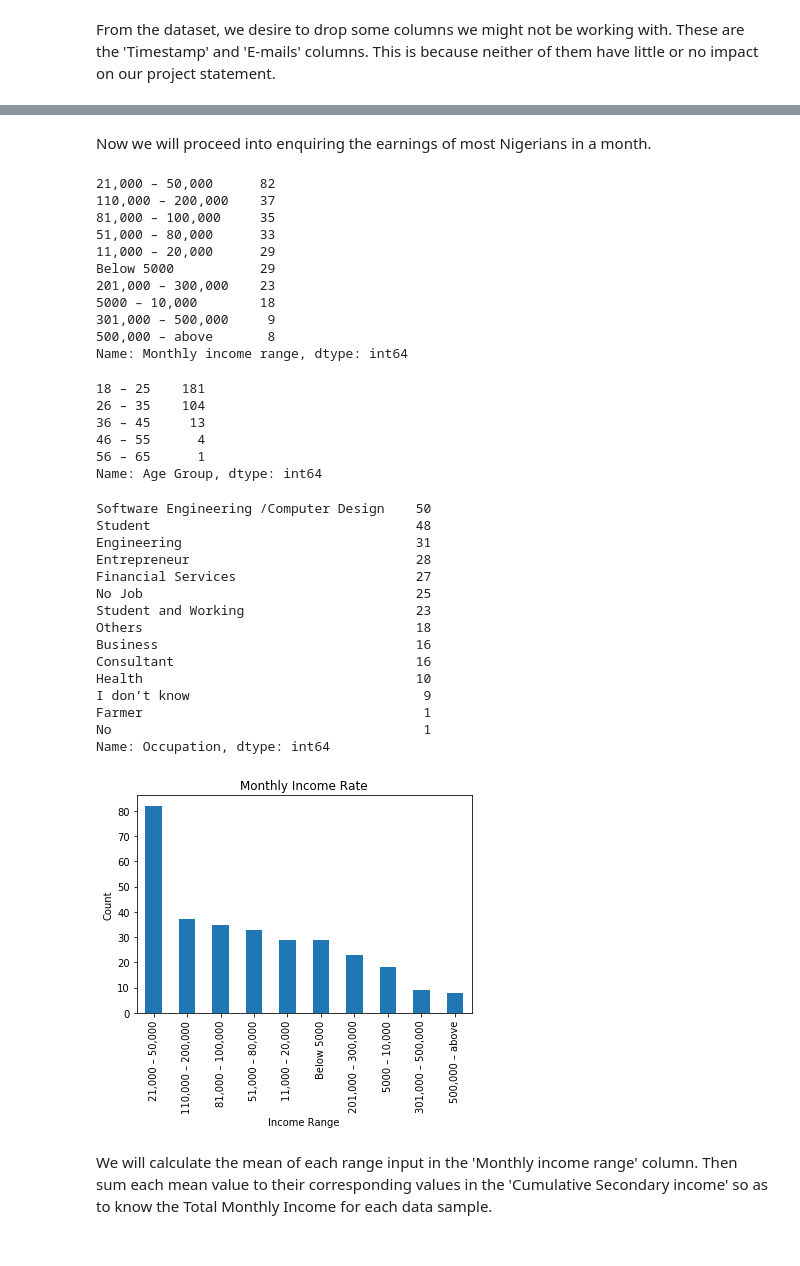
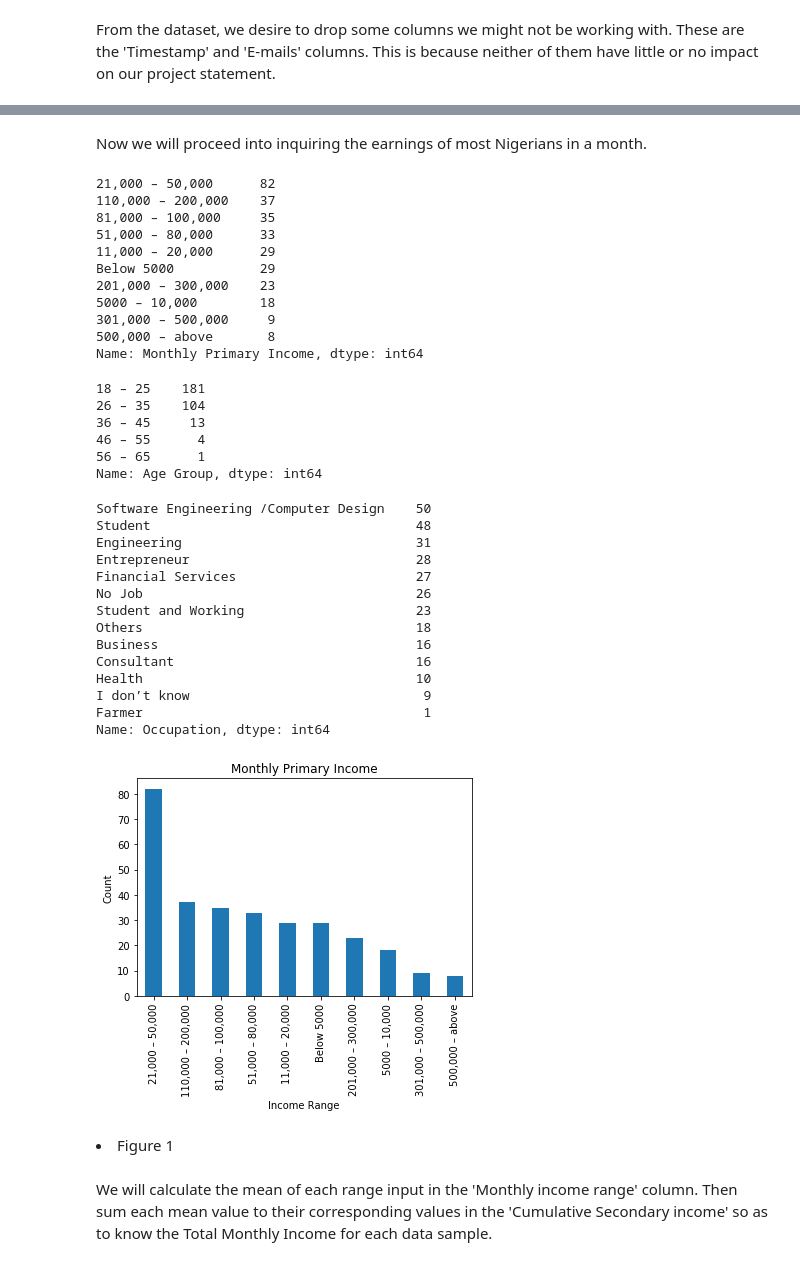
Before and after one commit to sharonibejih/Analysis-on-Nigerians-Demography, a Jupyter notebook: PROJECT .ipynb, the cells around one changed output, grey strips where cells are left out. Saved outputs shown, nothing was run; the diff lists cells and outputs as text; code cells hidden in the pictures.

Commit message:
Add files via upload
This is an updated version of the analysis on Nigerian Demography.

```diff
--- a/PROJECT .ipynb
+++ b/PROJECT .ipynb
@@ -42,7 +42,7 @@ Data.rename(columns = {'Are you a Nigerian?': 'Nigerian Citizen',
                     'What part of your state do you live in?': 'Area of Residence',
                     'Are you Happy with your job?': 'Job Satisfaction',
                     'Is this your primary source of income?': 'Job is primary income',
-                   'What is your steady/constant income range in a month?': 'Monthly income range',
+                   'What is your steady/constant income range in a month?': 'Monthly Primary Income',
                    'Do you think it is enough for you and your family?': 'Income sufficiency',
                    'What are your other sources of income? ': 'Secondary income',
                    'Do you pay your tax?': 'Tax Payment',
@@ -134,7 +157,7 @@ Data.describe(include='all')
 # %%
 Data.loc[ :,('Nigerian Citizen')] =  Data['Nigerian Citizen'].fillna('Yes')
 # %%
-Data.loc[:,('Occupation')]=Data['Occupation'].fillna('No')
+Data.loc[:,('Occupation')]=Data['Occupation'].fillna('No Job')
 # %%
 Data.loc[:,('Secondary income')] = Data['Secondary income'].fillna('None')
 # %%
@@ -164,7 +217,7 @@ memory usage: 47.4+ KB
 # %% [markdown]
-Now we will proceed into enquiring the earnings of most Nigerians in a month.
+Now we will proceed into inquiring the earnings of most Nigerians in a month.
 # %%
-data=Data['Monthly income range'].value_counts()
+data=Data['Monthly Primary Income'].value_counts()
 data
 # %% [output]
 21,000 – 50,000      82
@@ -177,7 +230,7 @@ Below 5000           29
 5000 – 10,000        18
 301,000 – 500,000     9
 500,000 – above       8
-Name: Monthly income range, dtype: int64
+Name: Monthly Primary Income, dtype: int64
 # %%
 Data['Age Group'].value_counts()
 # %% [output]
@@ -195,7 +248,7 @@ Student                                  48
 Engineering                              31
 Entrepreneur                             28
 Financial Services                       27
-No Job                                   25
+No Job                                   26
 Student and Working                      23
 Others                                   18
 Business                                 16
@@ -203,18 +256,19 @@ Consultant                               16
 Health                                   10
 I don’t know                              9
 Farmer                                    1
-No                                        1
 Name: Occupation, dtype: int64
 # %%
 %matplotlib inline
 import matplotlib.pyplot as plt
 data.plot(kind='bar')
 
-plt.title('Monthly Income Rate')
+plt.title('Monthly Primary Income')
 plt.ylabel('Count')
 plt.xlabel('Income Range')
 
 plt.show()
 # %% [output]
-[figure, old version]
+[figure, new version]
+# %% [markdown]
+<li> Figure 1
 # %% [markdown]
```
Also changed, not shown: parts of 58 cells of this notebook.
